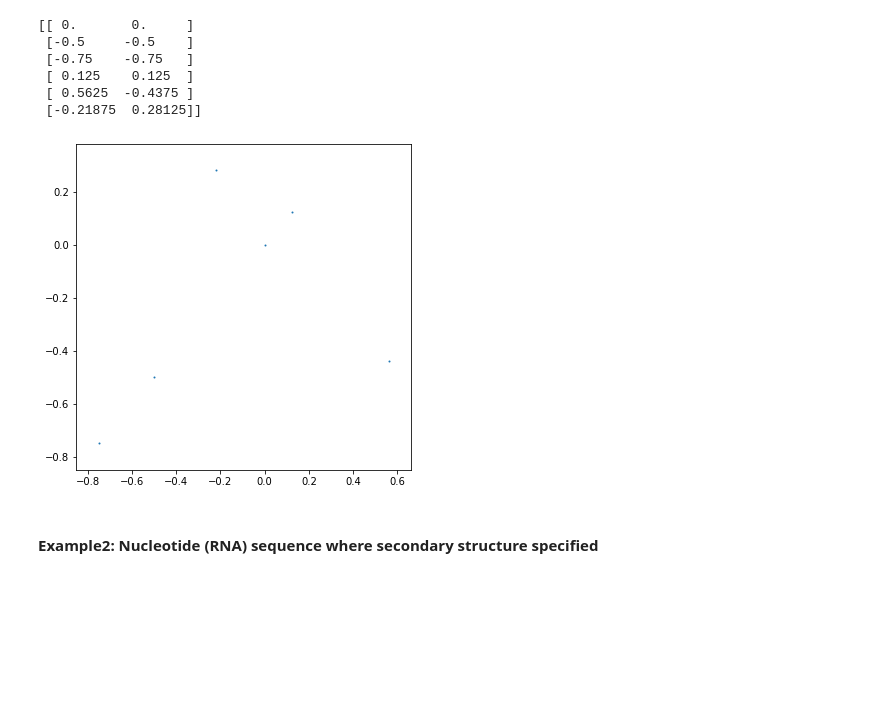
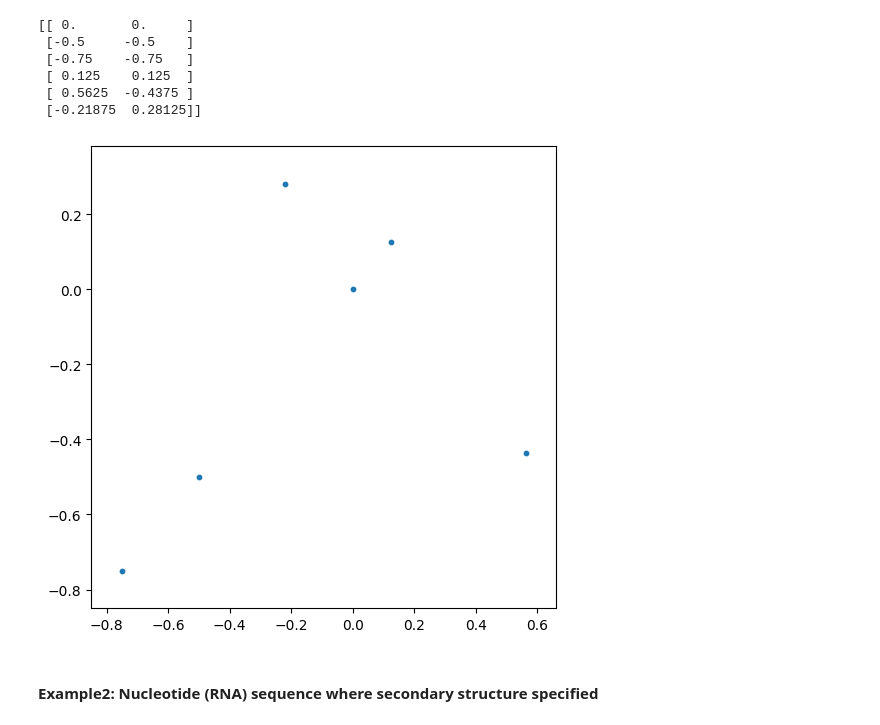
Before and after one commit to adkwazar/CGR, a Jupyter notebook: examples/Examples.ipynb, the cells around one changed output. Cells and saved outputs as stored; diff of their text form; code cells hidden in the pictures; blank space fills up the shorter version.

```diff
--- a/examples/Examples.ipynb
+++ b/examples/Examples.ipynb
@@ -16,9 +16,9 @@ print(seq.representation())
  [ 0.5625  -0.4375 ]
  [-0.21875  0.28125]]
 # %%
-seq.plot()
+seq.plot(size = 10)
 # %% [output]
-[figure, old version]
+[figure, new version]
 # %%
 seq.save_representation("seq1.txt")
 # %% [markdown]
```
Also changed, not shown: parts of 6 cells of this notebook.
